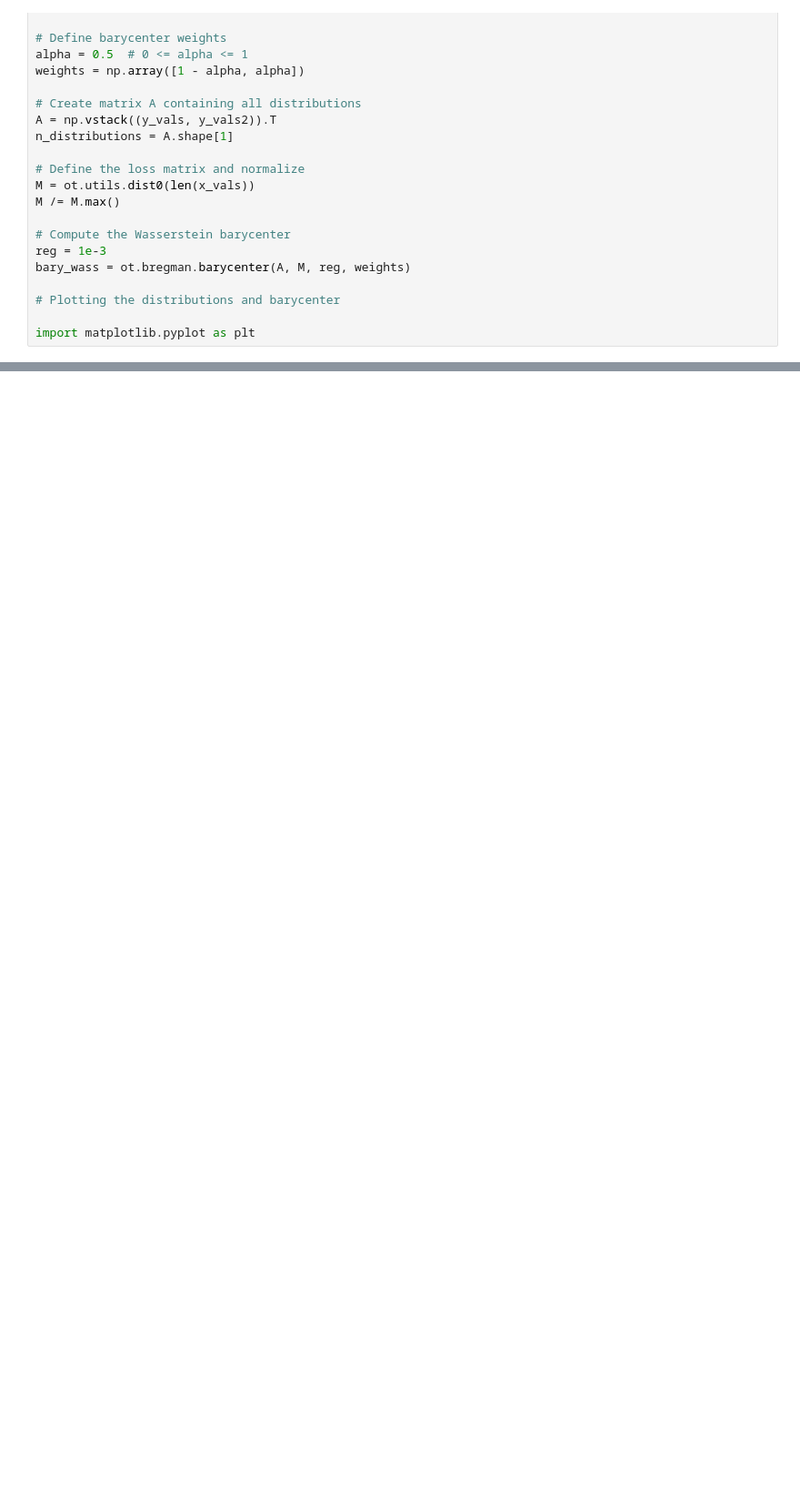
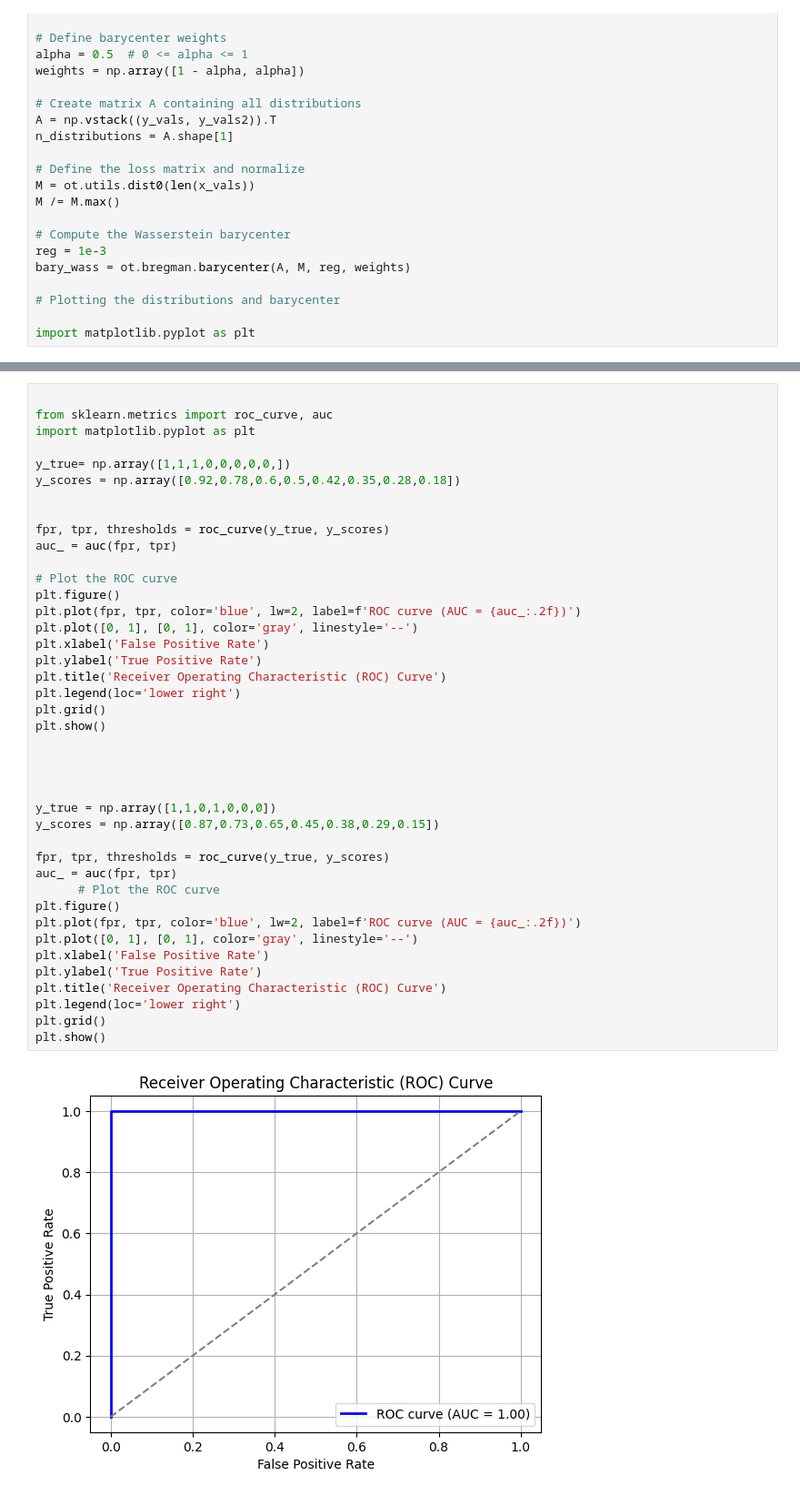
Before and after one commit to mhmoslemi2338/sigmod-FAIR-EM-post-process, a Jupyter notebook: figures.ipynb, the cells around one changed output, grey strips where cells are left out. Shown: that part at 91% size. Cells and saved outputs as stored; diff of their text form; blank space fills up the shorter version.

```diff
--- a/figures.ipynb
+++ b/figures.ipynb
@@ -166,0 +306,43 @@ plt.show()
+# %%
+
+from sklearn.metrics import roc_curve, auc
+import matplotlib.pyplot as plt
+
+y_true= np.array([1,1,1,0,0,0,0,0,])
+y_scores = np.array([0.92,0.78,0.6,0.5,0.42,0.35,0.28,0.18])
+
+
+fpr, tpr, thresholds = roc_curve(y_true, y_scores)
+auc_ = auc(fpr, tpr)
+
+# Plot the ROC curve
+plt.figure()
+plt.plot(fpr, tpr, color='blue', lw=2, label=f'ROC curve (AUC = {auc_:.2f})')
+plt.plot([0, 1], [0, 1], color='gray', linestyle='--')
+plt.xlabel('False Positive Rate')
+plt.ylabel('True Positive Rate')
+plt.title('Receiver Operating Characteristic (ROC) Curve')
+plt.legend(loc='lower right')
+plt.grid()
+plt.show()
+
+
+
+
+y_true = np.array([1,1,0,1,0,0,0])
+y_scores = np.array([0.87,0.73,0.65,0.45,0.38,0.29,0.15])
+
+fpr, tpr, thresholds = roc_curve(y_true, y_scores)
+auc_ = auc(fpr, tpr)
+      # Plot the ROC curve
+plt.figure()
+plt.plot(fpr, tpr, color='blue', lw=2, label=f'ROC curve (AUC = {auc_:.2f})')
+plt.plot([0, 1], [0, 1], color='gray', linestyle='--')
+plt.xlabel('False Positive Rate')
+plt.ylabel('True Positive Rate')
+plt.title('Receiver Operating Characteristic (ROC) Curve')
+plt.legend(loc='lower right')
+plt.grid()
+plt.show()
+# %% [output]
+[figure, added]
```
Also changed, not shown: parts of 7 cells of this notebook.
